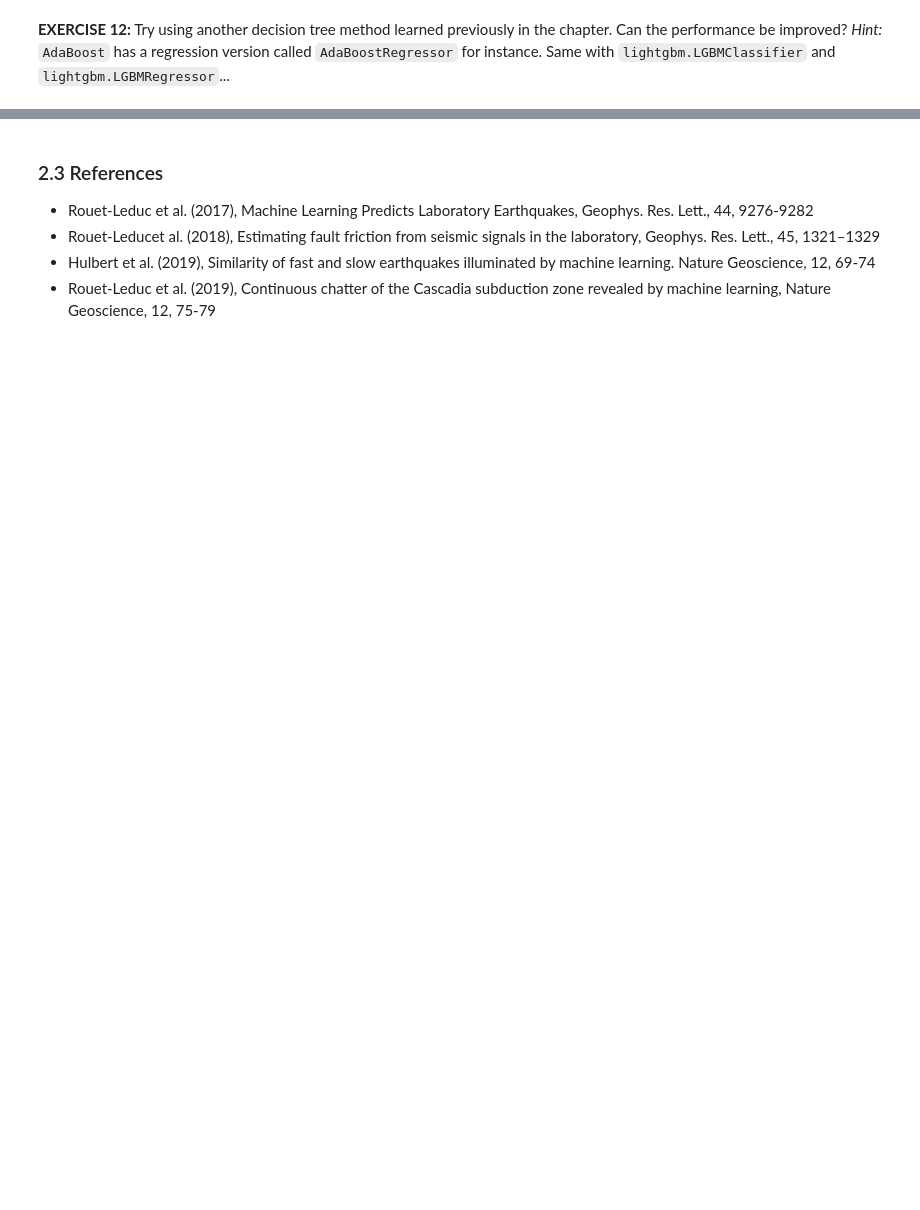
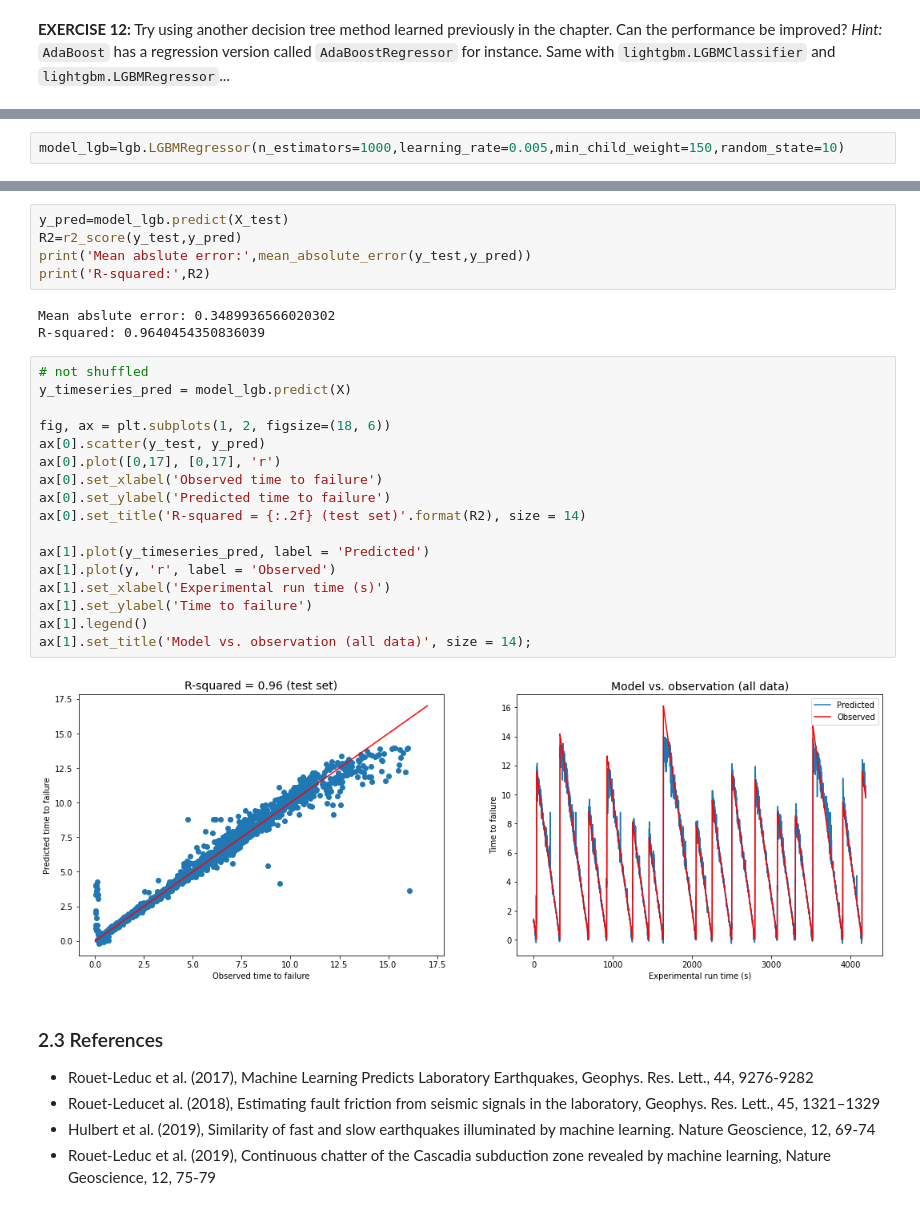
Before and after one commit to ShijingLiang/2021-MLGeo-Github, a Jupyter notebook: Chap3/chap3d.ipynb, the cells around one changed output, grey strips where cells are left out. Drawn from its saved outputs; the diff is of its cells as text; blank space fills up the shorter version.

```diff
--- a/Chap3/chap3d.ipynb
+++ b/Chap3/chap3d.ipynb
@@ -426,0 +455,2 @@ ax[1].set_title('Model vs. observation (all data)', size = 14);
+# %%
+model_lgb=lgb.LGBMRegressor(n_estimators=1000,learning_rate=0.005,min_child_weight=150,random_state=10)
@@ -427,3 +462,30 @@ ax[1].set_title('Model vs. observation (all data)', size = 14);
+# %%
+y_pred=model_lgb.predict(X_test)
+R2=r2_score(y_test,y_pred)
+print('Mean abslute error:',mean_absolute_error(y_test,y_pred))
+print('R-squared:',R2)
+# %% [output]
+Mean abslute error: 0.3489936566020302
+R-squared: 0.9640454350836039
+# %%
+# not shuffled
+y_timeseries_pred = model_lgb.predict(X)
+
+fig, ax = plt.subplots(1, 2, figsize=(18, 6))
+ax[0].scatter(y_test, y_pred)
+ax[0].plot([0,17], [0,17], 'r')
+ax[0].set_xlabel('Observed time to failure')
+ax[0].set_ylabel('Predicted time to failure')
+ax[0].set_title('R-squared = {:.2f} (test set)'.format(R2), size = 14)
+
+ax[1].plot(y_timeseries_pred, label = 'Predicted')
+ax[1].plot(y, 'r', label = 'Observed')
+ax[1].set_xlabel('Experimental run time (s)')
+ax[1].set_ylabel('Time to failure')
+ax[1].legend()
+ax[1].set_title('Model vs. observation (all data)', size = 14);
+# %% [output]
+[figure, added]
 # %% [markdown]
 ### 2.3 References
 
```
Also changed, not shown: parts of 33 cells of this notebook, 7 other files.
